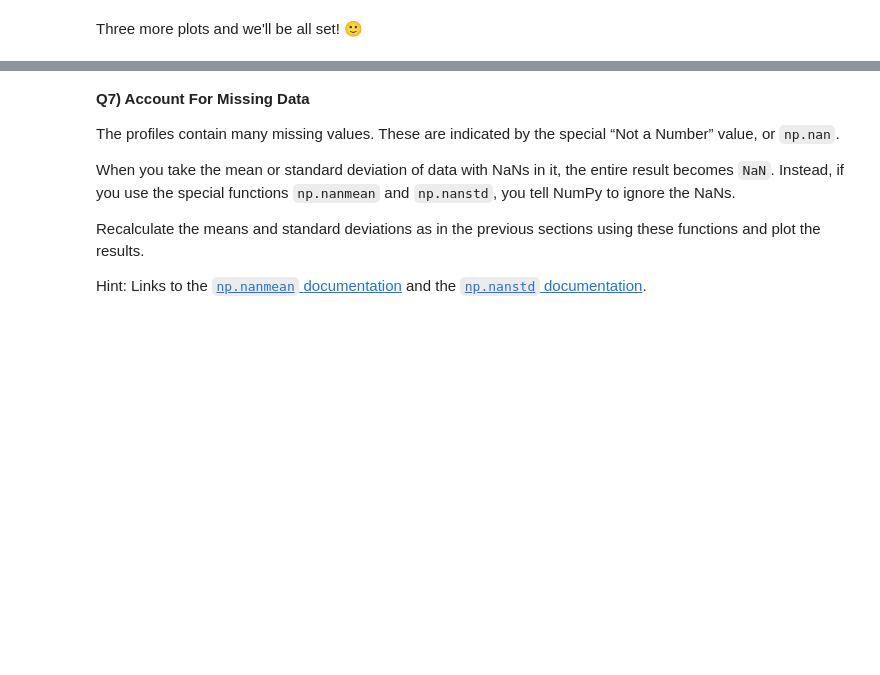
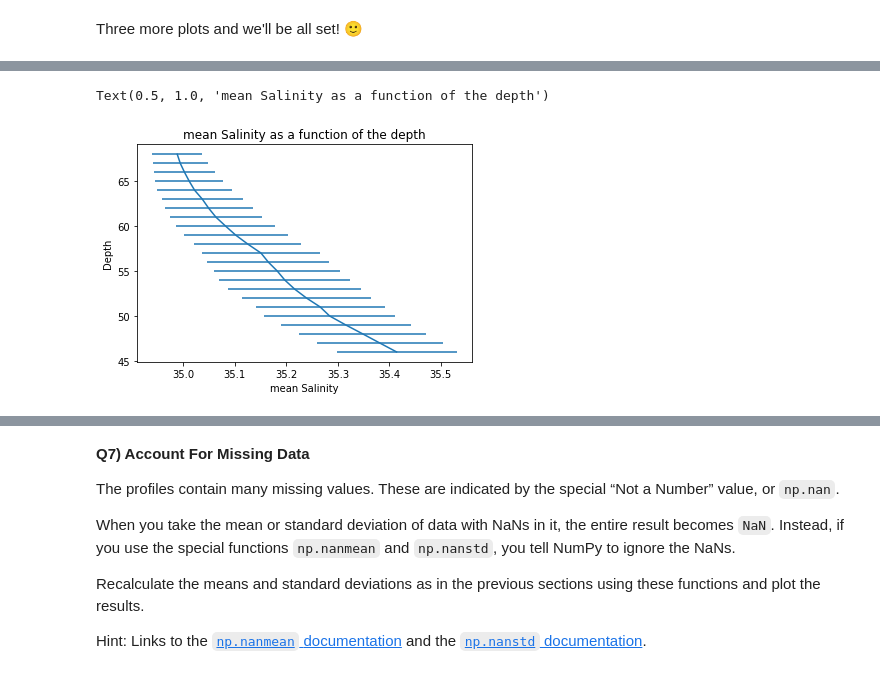
Before and after one commit to frouge1/2022_Intro_Python, a Jupyter notebook: Exercises/W2_S1.ipynb, the cells around one changed output, grey strips where cells are left out. Cells and saved outputs as stored; diff of their text form; code cells hidden in the pictures; blank space fills up the shorter version.

```diff
--- a/Exercises/W2_S1.ipynb
+++ b/Exercises/W2_S1.ipynb
@@ -266,0 +288,8 @@ Three more plots and we'll be all set! 🙂
+# %%
+plt.errorbar(mean_S,level,xerr=S_std)
+plt.xlabel("mean Salinity")
+plt.ylabel("Depth")
+plt.title("mean Salinity as a function of the depth")
+# %% [output]
+Text(0.5, 1.0, 'mean Salinity as a function of the depth')
+[figure, added]
```
Also changed, not shown: parts of 19 cells of this notebook.
